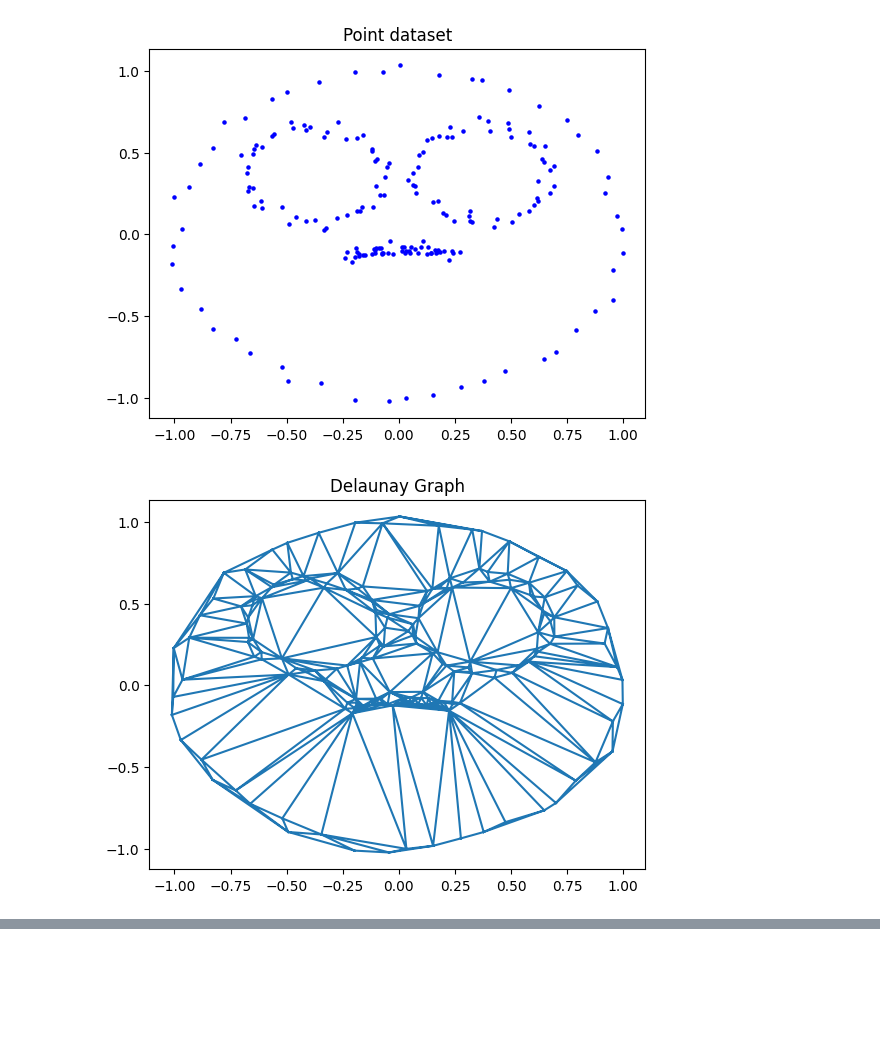
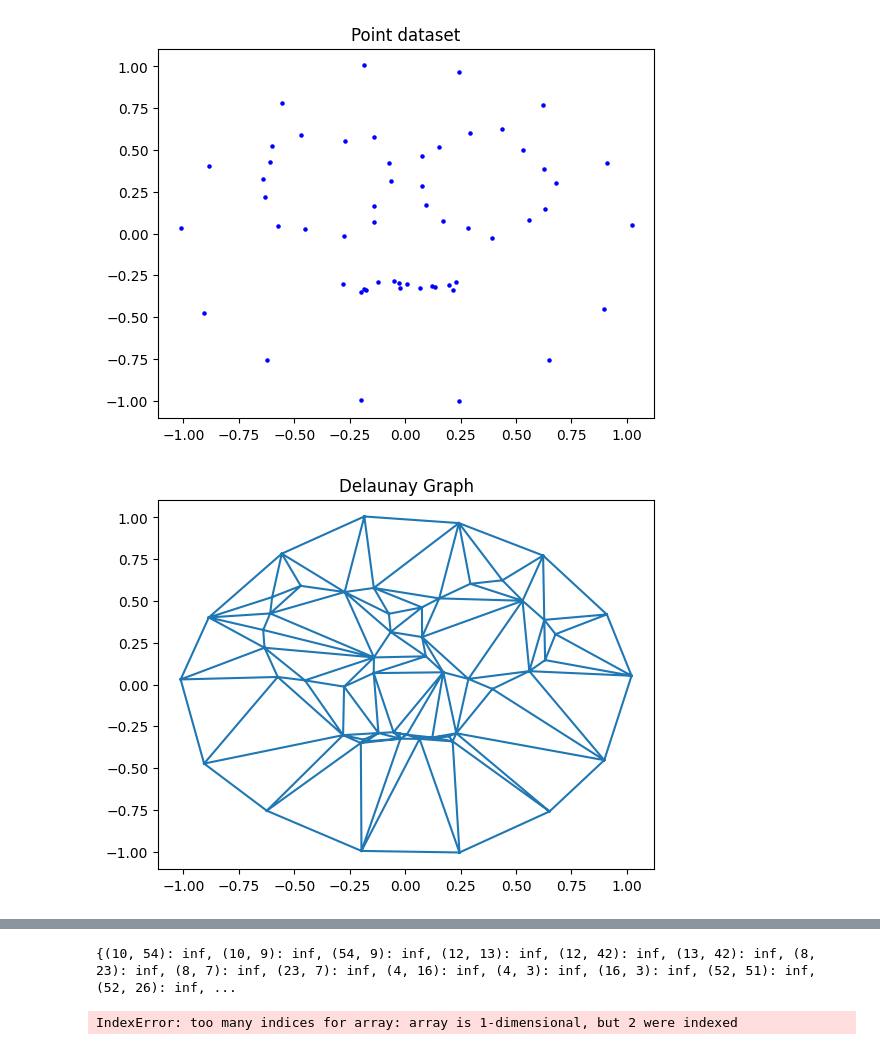
Before and after one commit to Teolul/Dot_Patterns_Perceptual_Grouping_RDG_vs_K-means, a Jupyter notebook: notebook.ipynb, the cells around one changed output, grey strips where cells are left out. Drawn from its saved outputs; the diff is of its cells as text; code cells hidden in the pictures; blank space fills up the shorter version.

```diff
--- a/notebook.ipynb
+++ b/notebook.ipynb
@@ -8,9 +7,9 @@ ModuleNotFoundError: No module named 'numpy'
 # %%
 def generate_smiley(points, noise_factor=0.025):
     face_circle = np.array([[np.cos(theta), np.sin(theta)] for theta in np.linspace(0, 2 * np.pi, points)])[:-1].copy()
-    left_eye = np.array([[0.3 * np.cos(theta) - 0.37, 0.3 * np.sin(theta) + 0.37] for theta in np.linspace(0, 2 * np.pi, points)])[:-1].copy()
-    right_eye = np.array([[0.3 * np.cos(theta) + 0.37, 0.3 * np.sin(theta) + 0.37] for theta in np.linspace(0, 2 * np.pi, points)])[:-1].copy()
-    smile = np.array([[0.8 * np.cos(theta), 0.4 * np.sin(theta) - 0.5] for theta in np.linspace(0.4 * np.pi, 0.6 * np.pi, points)])
+    left_eye = np.array([[0.3 * np.cos(theta) - 0.37, 0.3 * np.sin(theta) + 0.3] for theta in np.linspace(0, 2 * np.pi, points)])[:-1].copy()
+    right_eye = np.array([[0.3 * np.cos(theta) + 0.37, 0.3 * np.sin(theta) + 0.3] for theta in np.linspace(0, 2 * np.pi, points)])[:-1].copy()
+    smile = np.array([[0.8 * np.cos(theta), 0.4 * np.sin(theta) - 0.7] for theta in np.linspace(0.4 * np.pi, 0.6 * np.pi, points)])
 
     # Add noise to the coordinates
     noise = np.random.normal(scale=noise_factor, size=(len(face_circle), 2))
@@ -113,12 +175,14 @@ def kmeans_clustering(points, n_clusters):
 # %%
 # Example array of points
 #points = np.array([[-1, -1], [-1, -0.75], [-0.75, -0.75], [-0.75, -1], [1, 1], [1, 0.75], [0.75, 0.75], [0.75, 1], [-1, 1], [-1, 0.75], [-0.75, 0.75], [-0.75, 1], [1, -1], [1, -0.75], [0.75, -0.75], [0.75, -1]])
-points = generate_smiley(50)
+points = generate_smiley(15)
 
 plot_points(points)
 delaunay_triangulation(points)
-rdg_compute(points)
+#rdg_compute(points)
+threshold = 1.65
+reduced_delaunay_graph(points, threshold)
 kmeans_clustering(points, 4)
 # %% [output]
-[figure, old version]
+[figure, new version]
-[figure, old version]
+[figure, new version]
@@ -126,0 +189,2 @@ kmeans_clustering(points, 4)
+{(10, 54): inf, (10, 9): inf, (54, 9): inf, (12, 13): inf, (12, 42): inf, (13, 42): inf, (8, 23): inf, (8, 7): inf, (23, 7): inf, (4, 16): inf, (4, 3): inf, (16, 3): inf, (52, 51): inf, (52, 26): inf, ...
+IndexError: too many indices for array: array is 1-dimensional, but 2 were indexed
```
Also changed, not shown: parts of 3 cells of this notebook, 1 other file.
